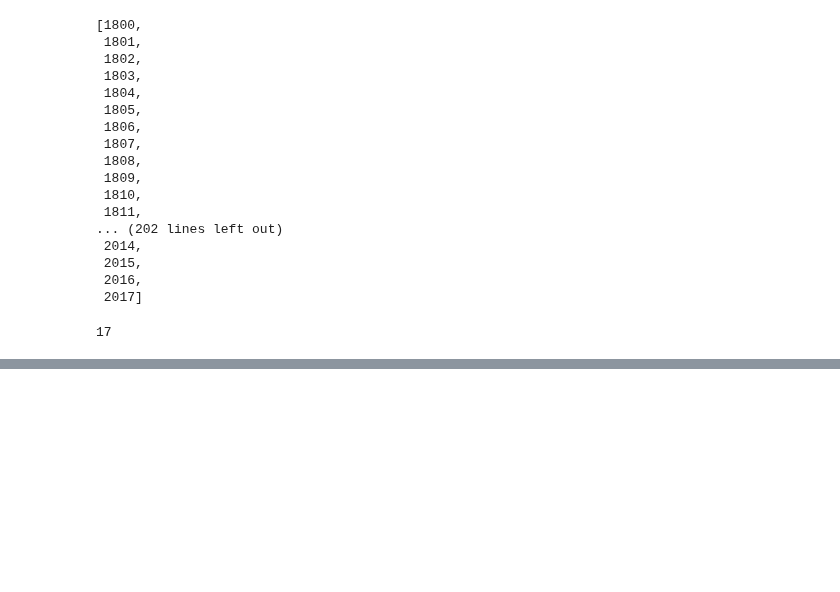
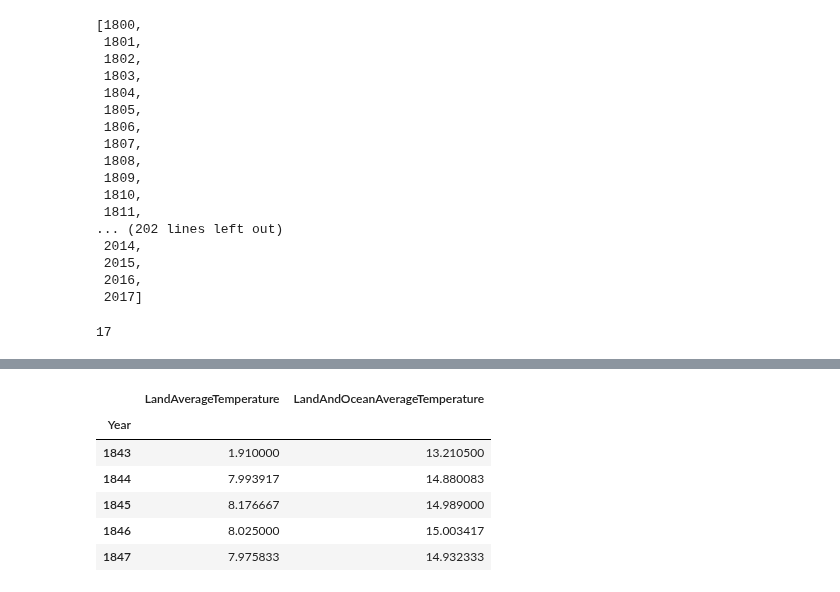
Before and after one commit to ta-data-bcn/Project-Week-8-Final-Project, a Jupyter notebook: your-project/Data Gathering.ipynb, the cells around one changed output, grey strips where cells are left out. Saved outputs shown, nothing was run; the diff lists cells and outputs as text; code cells hidden in the pictures; blank space fills up the shorter version.

```diff
--- a/your-project/Data Gathering.ipynb
+++ b/your-project/Data Gathering.ipynb
@@ -1136,0 +1196,14 @@ test
+# %%
+global_temperature['dt']= pd.to_datetime(temperature['dt'])
+global_temperature['Year'] = pd.DatetimeIndex(global_temperature['dt']).year
+annual_global_temp = global_temperature[['Year','LandAverageTemperature','LandAndOceanAverageTemperature']].groupby(['Year']).agg({'LandAverageTemperature':'mean',
+                                                                                                                                  'LandAndOceanAverageTemperature':'mean'})
+annual_global_temp.head()
+# %% [output]
+|  | LandAverageTemperature | LandAndOceanAverageTemperature |
+| Year |  |  |
+| 1843 | 1.910000 | 13.210500 |
+| 1844 | 7.993917 | 14.880083 |
+| 1845 | 8.176667 | 14.989000 |
+| 1846 | 8.025000 | 15.003417 |
+| 1847 | 7.975833 | 14.932333 |
```
Also changed, not shown: parts of 10 cells of this notebook, 1 other file.
